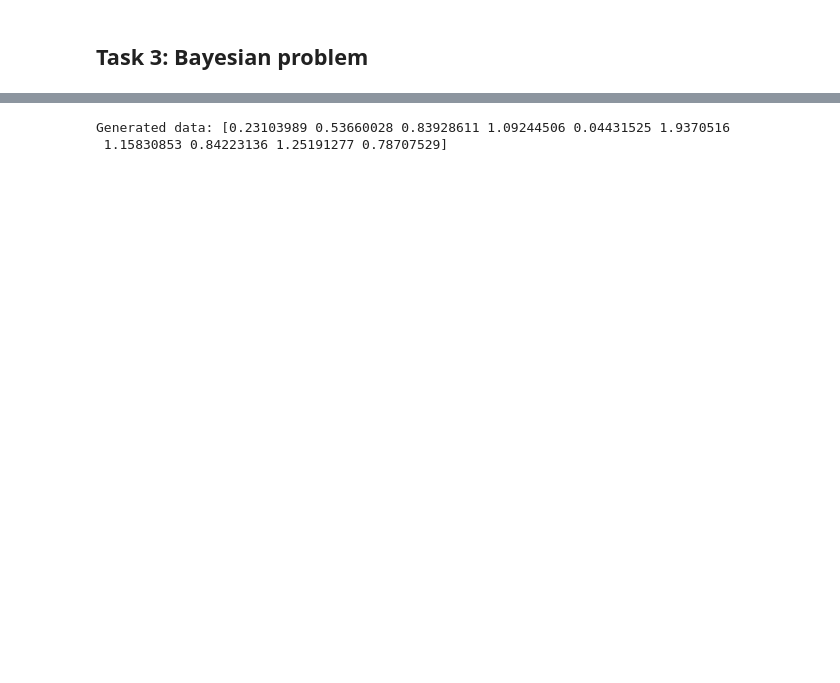
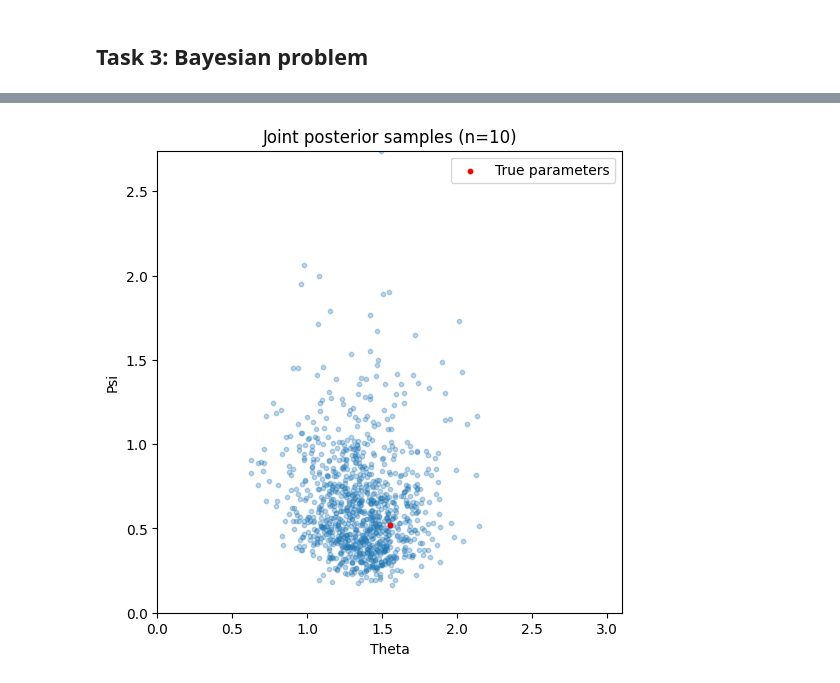
Before and after one commit to oliboli9/stochastic-simulation, a Jupyter notebook: exercises/6-MarkovChainMC_new.ipynb, the cells around one changed output, grey strips where cells are left out. Saved outputs shown, nothing was run; the diff lists cells and outputs as text; code cells hidden in the pictures; blank space fills up the shorter version.

```diff
--- a/exercises/6-MarkovChainMC_new.ipynb
+++ b/exercises/6-MarkovChainMC_new.ipynb
@@ -287,9 +264,3 @@ Theta: 0.8972348316794688, Psi: 0.4562348243982901
 # %%
 def generate_data(theta, psi, n=10):
     return np.random.normal(loc=theta, scale=np.sqrt(psi), size=n)
-
-X = generate_data(theta, psi, n=10)
-print("Generated data:", X)
-# %% [output]
-Generated data: [0.23103989 0.53660028 0.83928611 1.09244506 0.04431525 1.9370516
- 1.15830853 0.84223136 1.25191277 0.78707529]
@@ -339,8 +325,20 @@ def metropolis_hastings_posterior(X, initial, num_samples, rho=0.5, proposal_sca
 # %%
-initial = (1, 1)
-num_samples = 10000
+# for n=10
+X = generate_data(theta, psi, n=10)
+samples = metropolis_hastings_bayesian(X, num_samples=20000)
+samples = samples[10000:]  # discard burn-in
+samples = samples[::10]    # thin the chain
 
-# run Metropolis-Hastings sampler
-samples = metropolis_hastings_posterior(X, initial, num_samples)
-samples = np.array(samples[5000:])
+plt.figure(figsize=(6,6))
+plt.scatter(samples[:,0], samples[:,1], alpha=0.3, s=10)
+plt.scatter([theta], [psi], color='red', s=10, marker='o', label='True parameters')
+plt.xlabel('Theta')
+plt.ylabel('Psi')
+plt.title(f'Joint posterior samples (n={len(X)})')
+plt.legend()
+plt.xlim(0, max(2*theta, np.max(samples[:,0])))
+plt.ylim(0, max(2*psi, np.max(samples[:,1])))
+plt.show()
+# %% [output]
+[figure, added]
 # %%
```
Also changed, not shown: parts of 15 cells of this notebook, 11 other files.
